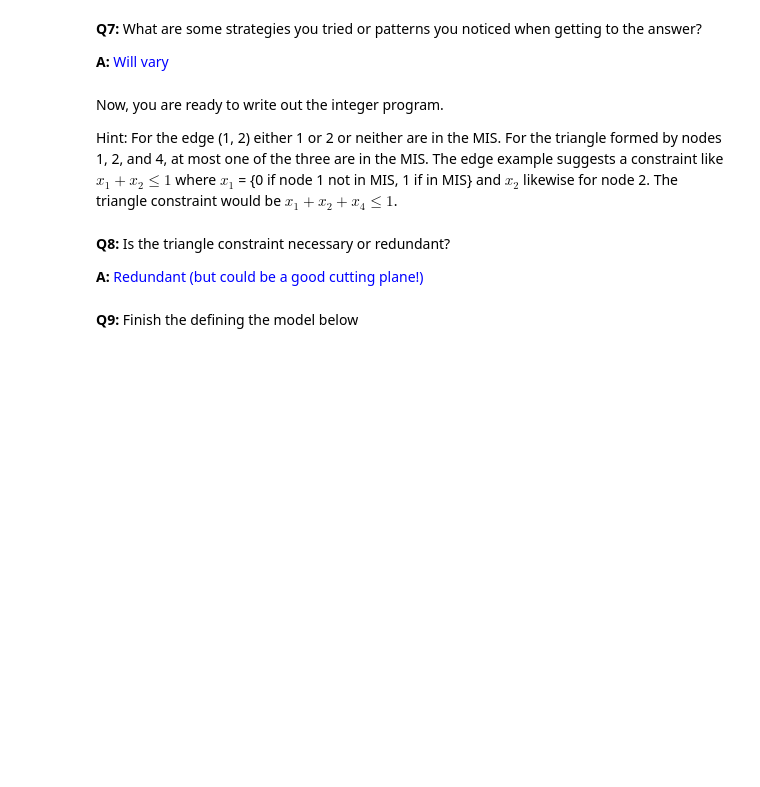
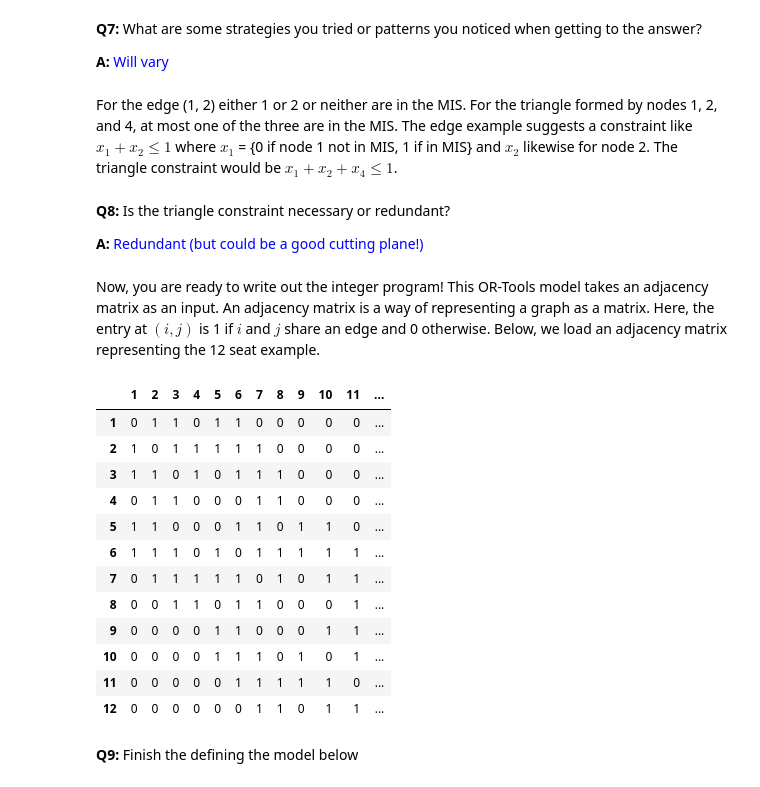
Before and after one commit to engri-1101/textbook, a Jupyter notebook: seat_packing/seat_packing_lab_key.ipynb, the cells around one changed output. Cells and saved outputs as stored; diff of their text form; code cells hidden in the pictures; blank space fills up the shorter version.

Commit message:
Implemented revised mis model in the seat packing lab.
Former-commit-id: 6fc0b706ec24f1f93f5b072d90478b63ca00a751

```diff
--- a/seat_packing/seat_packing_lab_key.ipynb
+++ b/seat_packing/seat_packing_lab_key.ipynb
@@ -87,12 +87,30 @@ ex2(V2, E2)
 
 **A:** <font color='blue'>Will vary</font>
 # %% [markdown]
-Now, you are ready to write out the integer program.
-
-Hint: For the edge (1, 2) either 1 or 2 or neither are in the MIS. For the triangle formed by nodes 1, 2, and 4, at most one of the three are in the MIS. The edge example suggests a constraint like $x_1 + x_2 \leq 1$ where $x_1$ = {0 if node 1 not in MIS, 1 if in MIS} and $x_2$ likewise for node 2. The triangle constraint would be $x_1 + x_2 + x_4 \leq 1$.
+For the edge (1, 2) either 1 or 2 or neither are in the MIS. For the triangle formed by nodes 1, 2, and 4, at most one of the three are in the MIS. The edge example suggests a constraint like $x_1 + x_2 \leq 1$ where $x_1$ = {0 if node 1 not in MIS, 1 if in MIS} and $x_2$ likewise for node 2. The triangle constraint would be $x_1 + x_2 + x_4 \leq 1$.
 # %% [markdown]
 **Q8:** Is the triangle constraint necessary or redundant?
 
 **A:** <font color='blue'>Redundant (but could be a good cutting plane!)</font>
+# %% [markdown]
+Now, you are ready to write out the integer program! This OR-Tools model takes an adjacency matrix as an input. An adjacency matrix is a way of representing a graph as a matrix. Here, the entry at $(i,j)$ is 1 if $i$ and $j$ share an edge and 0 otherwise. Below, we load an adjacency matrix representing the 12 seat example.
+# %%
+mis_seat_packing_example = pd.read_csv('data/mis_seat_packing_example.csv',index_col=0).astype(int)
+mis_seat_packing_example.columns = mis_seat_packing_example.columns.astype(int)
+display(mis_seat_packing_example)
+# %% [output]
+|  | 1 | 2 | 3 | 4 | 5 | 6 | 7 | 8 | 9 | 10 | 11 | ... |
+| 1 | 0 | 1 | 1 | 0 | 1 | 1 | 0 | 0 | 0 | 0 | 0 | ... |
+| 2 | 1 | 0 | 1 | 1 | 1 | 1 | 1 | 0 | 0 | 0 | 0 | ... |
+| 3 | 1 | 1 | 0 | 1 | 0 | 1 | 1 | 1 | 0 | 0 | 0 | ... |
+| 4 | 0 | 1 | 1 | 0 | 0 | 0 | 1 | 1 | 0 | 0 | 0 | ... |
+| 5 | 1 | 1 | 0 | 0 | 0 | 1 | 1 | 0 | 1 | 1 | 0 | ... |
+| 6 | 1 | 1 | 1 | 0 | 1 | 0 | 1 | 1 | 1 | 1 | 1 | ... |
+| 7 | 0 | 1 | 1 | 1 | 1 | 1 | 0 | 1 | 0 | 1 | 1 | ... |
+| 8 | 0 | 0 | 1 | 1 | 0 | 1 | 1 | 0 | 0 | 0 | 1 | ... |
+| 9 | 0 | 0 | 0 | 0 | 1 | 1 | 0 | 0 | 0 | 1 | 1 | ... |
+| 10 | 0 | 0 | 0 | 0 | 1 | 1 | 1 | 0 | 1 | 0 | 1 | ... |
+| 11 | 0 | 0 | 0 | 0 | 0 | 1 | 1 | 1 | 1 | 1 | 0 | ... |
+| 12 | 0 | 0 | 0 | 0 | 0 | 0 | 1 | 1 | 0 | 1 | 1 | ... |
 # %% [markdown]
 **Q9:** Finish the defining the model below
```
Also changed, not shown: parts of 18 cells of this notebook, 6 other files.
